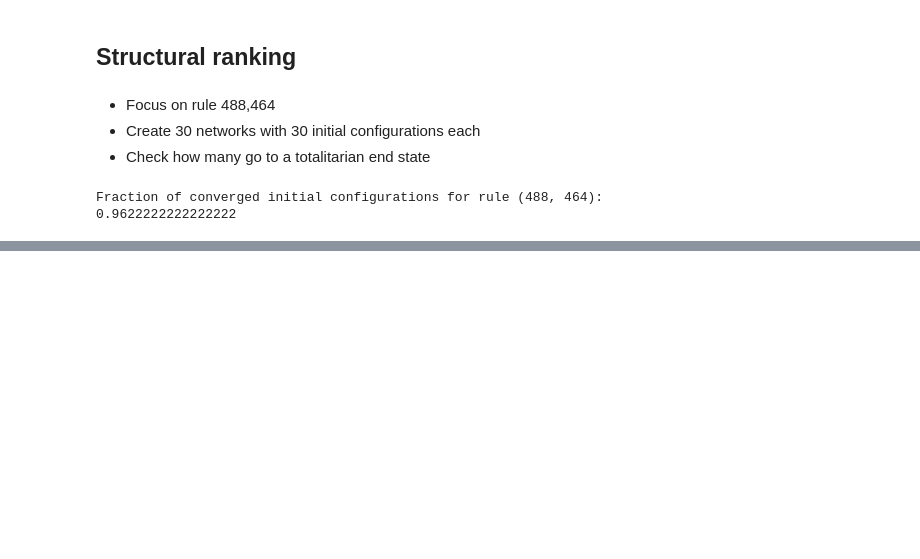
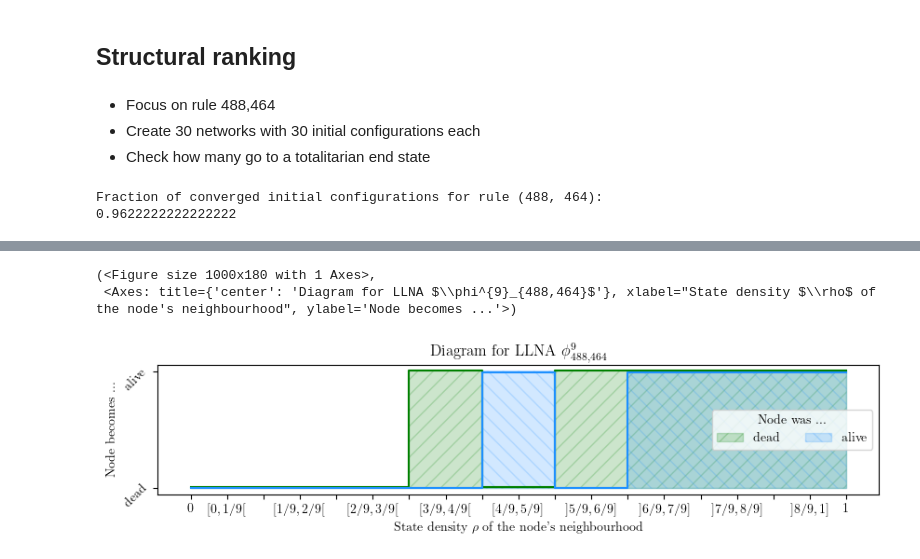
Before and after one commit to mrollier/network_automata_robustness, a Jupyter notebook: manuscript/impact_analysis-figures.ipynb, the cells around one changed output, grey strips where cells are left out. Cells and saved outputs as stored; diff of their text form; code cells hidden in the pictures; blank space fills up the shorter version.

Commit message:
add part on final state switches

```diff
--- a/manuscript/impact_analysis-figures.ipynb
+++ b/manuscript/impact_analysis-figures.ipynb
@@ -1285,0 +1313,13 @@ for graph_key, data in tqdm(rule_488_464.items(), total=len(rule_488_464.items()
+# %%
+beta = 488
+sigma = 464
+
+B_set = binary_indices(beta)
+S_set = binary_indices(sigma)
+
+model = LLNA(resolution, B_set, S_set, iso=True)
+model.diagram()
+# %% [output]
+(<Figure size 1000x180 with 1 Axes>,
+ <Axes: title={'center': 'Diagram for LLNA $\\phi^{9}_{488,464}$'}, xlabel="State density $\\rho$ of the node's neighbourhood", ylabel='Node becomes ...'>)
+[figure, added]
```
Also changed, not shown: parts of 8 cells of this notebook, 1 other file.
